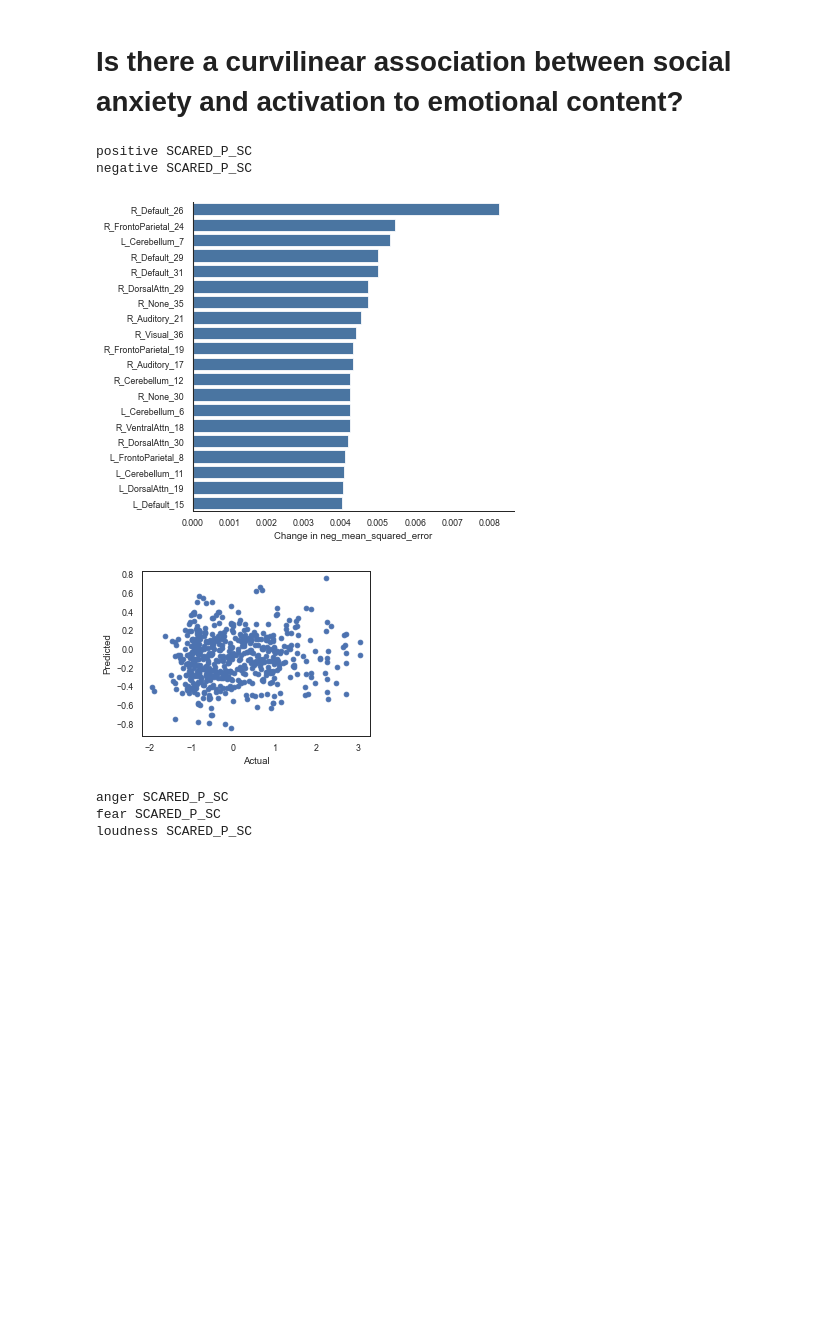
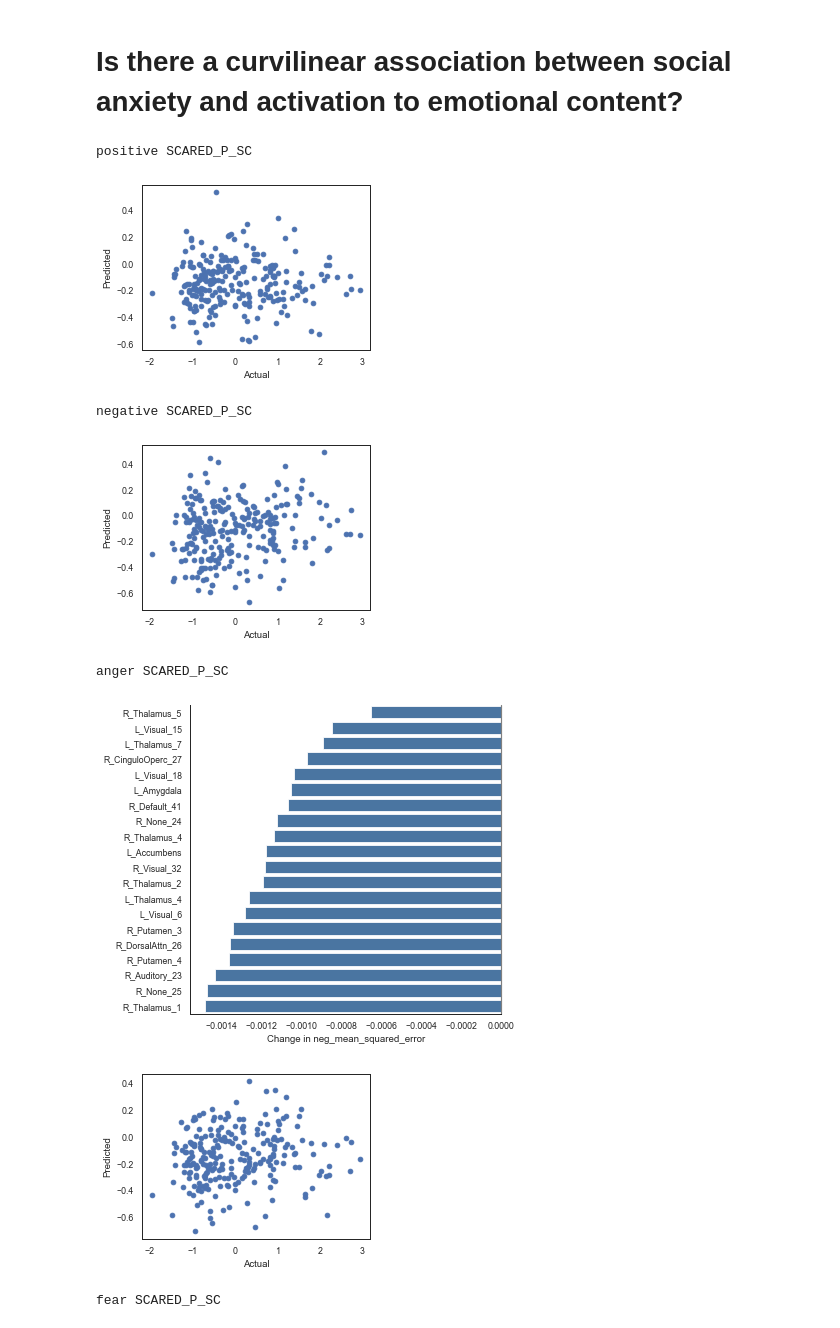
Before and after one commit to catcamacho/hbn_sxs, a Jupyter notebook: 1_SVM.ipynb, the cells around one changed output. Saved outputs shown, nothing was run; the diff lists cells and outputs as text; code cells hidden in the pictures; blank space fills up the shorter version.

```diff
--- a/1_SVM.ipynb
+++ b/1_SVM.ipynb
@@ -900,19 +957,60 @@ for clin in ['SCARED_P_SC', 'SCARED_SR_SC']:
         svc = svc.fit(X_train, Y_train, groups, kernel='poly')
         svc = svc.predict(X_test, Y_test, kind='regress')
         svc.template_outfile = sample_file
-        if not os.path.isfile(out_folder + 'bootstrapped_test_accuracy_randN.csv'):
-            svc.boot_predict(kind='regress')
-        if emo=='negative':
-            if not os.path.isfile(out_folder + 'permutation_stats.csv'):
-                svc.calc_permuted_pvalue(kind='regress')
-            svc.get_perm_importance()
-            svc.plot_consistency()
-            plt.close()
+        if (svc.test_score.loc['SpearmanR','pval']<0.05) & (svc.test_score.loc['SpearmanR','stat']>0):
+                svc.boot_predict(kind='regress')
+                if svc.bootstrap_test.loc['spearmanr','lowerCI']>0:
+                    svc.calc_permuted_pvalue(kind='regress')
+                    svc.get_perm_importance()
-# %% [output]
-positive SCARED_P_SC
-negative SCARED_P_SC
-[figure, removed]
-[figure, removed]
-anger SCARED_P_SC
-fear SCARED_P_SC
-loudness SCARED_P_SC
+# %%
+for mov in ['DM','TP']:
+    for clin in ['SCARED_P_SC', 'SCARED_SR_SC']:
+        if 'SR' in clin:
+            other = 'MFQ_SR_Total'
+        else:
+            other = 'MFQ_P_Total'
+
+        for emo in ['positive','negative','anger','fear','loudness','brightness']:
+            print(emo, clin)
+            # subset training and testing data
+            X_train = train_data[np.isfinite(train_labels[clin]) & (train_labels['cond']==emo) & (train_labels['movie']==mov)]
+            Y_train = train_labels[np.isfinite(train_labels[clin]) & (train_labels['cond']==emo) & (train_labels['movie']==mov)]
+            groups = train_labels['sub'][np.isfinite(train_labels[clin]) & (train_labels['cond']==emo) & (train_labels['movie']==mov)]
+            X_test = test_data[np.isfinite(test_labels[clin]) & (test_labels['cond']==emo) & (test_labels['movie']==mov)]
+            Y_test = test_labels[np.isfinite(test_labels[clin]) & (test_labels['cond']==emo) & (test_labels['movie']==mov)]
+            out_folder = os.path.join(out_dir,'movie{0}'.format(mov), emo, clin) + '/'
+
+            # regress out covariates from labels
+            Y_train.loc[:,['age','meanFD', clin, other]] = StandardScaler().fit_transform(Y_train.loc[:,['age', 'meanFD', clin, other]])
+            Y_train.loc[:,['age', 'female', 'meanFD', clin, other]] = \
+            IterativeImputer(random_state=42).fit_transform(Y_train.loc[:,['age', 'female', 'meanFD', clin, other]])
+            res = smf.ols('{0} ~ age + female + meanFD + {1}'.format(clin, other), data=Y_train).fit()
+            Y_train = res.resid.to_frame().iloc[:,0]
+
+            Y_test.loc[:,['age','meanFD', clin, other]] = StandardScaler().fit_transform(Y_test.loc[:,['age', 'meanFD', clin, other]])
+            Y_test.loc[:,['age', 'female', 'meanFD', clin, other]] = \
+            IterativeImputer(random_state=42).fit_transform(Y_test.loc[:,['age', 'female', 'meanFD', clin, other]])
+            res = smf.ols('{0} ~ age + female + meanFD + {1}'.format(clin, other), data=Y_test).fit()
+            Y_test = res.resid.to_frame().iloc[:,0]
+
+            # run models
+            svc = permutedSVM(model=model, cv=cv, output_folder=out_folder)
+            svc = svc.fit(X_train, Y_train, groups, kernel='poly')
+            svc = svc.predict(X_test, Y_test, kind='regress')
+            svc.template_outfile = sample_file
+            svc.plot_consistency()
+            plt.close()
+            if (svc.test_score.loc['SpearmanR','pval']<0.05) & (svc.test_score.loc['SpearmanR','stat']>0):
+                svc.boot_predict(kind='regress')
+                if svc.bootstrap_test.loc['spearmanr','lowerCI']>0:
+                    svc.calc_permuted_pvalue(kind='regress')
+                    svc.get_perm_importance()
+# %% [output]
+positive SCARED_P_SC
+[figure, added]
+negative SCARED_P_SC
+[figure, added]
+anger SCARED_P_SC
+[figure, added]
+[figure, added]
+fear SCARED_P_SC
```
Also changed, not shown: parts of 3 cells of this notebook, 3 other files.
